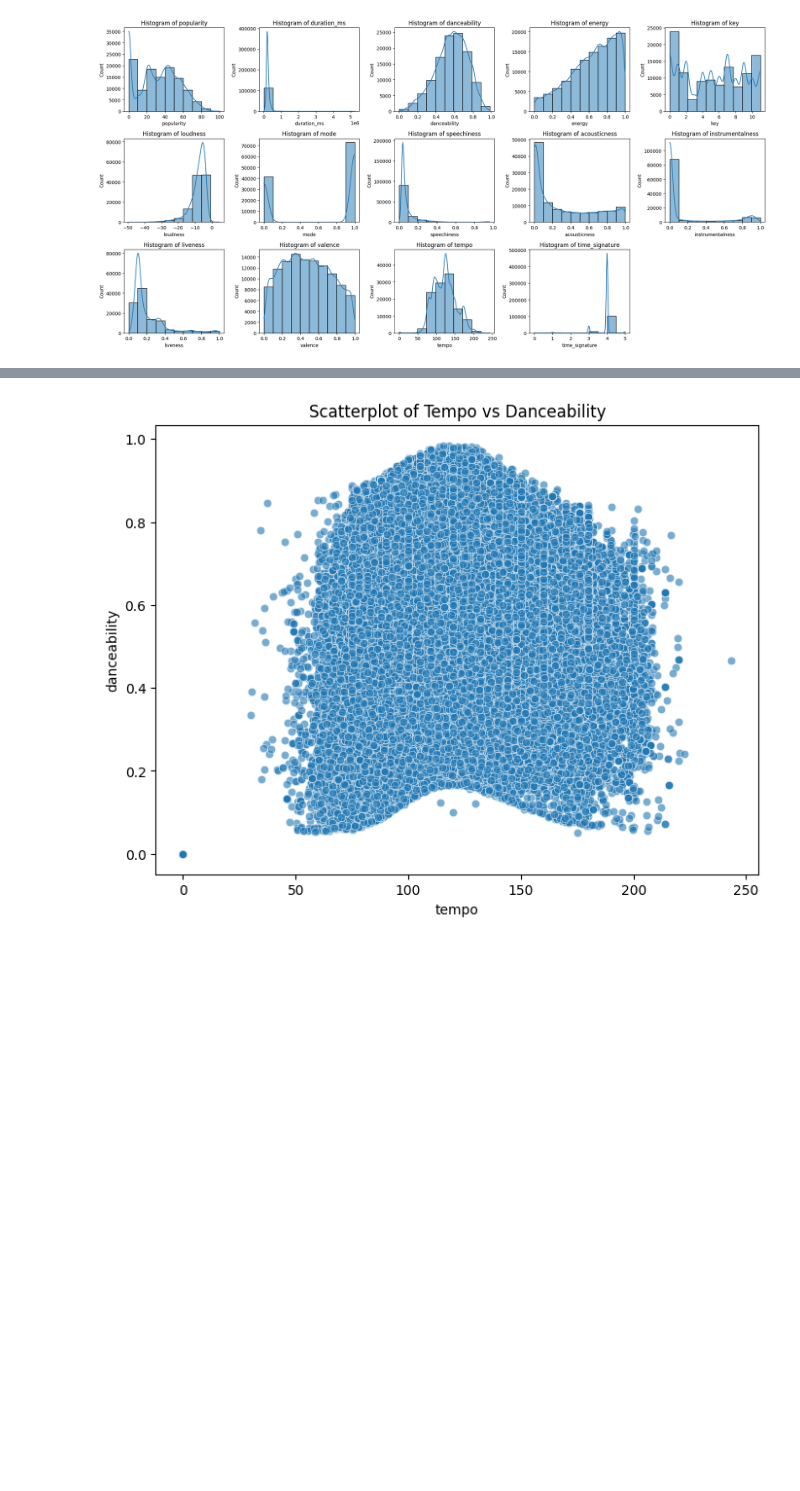
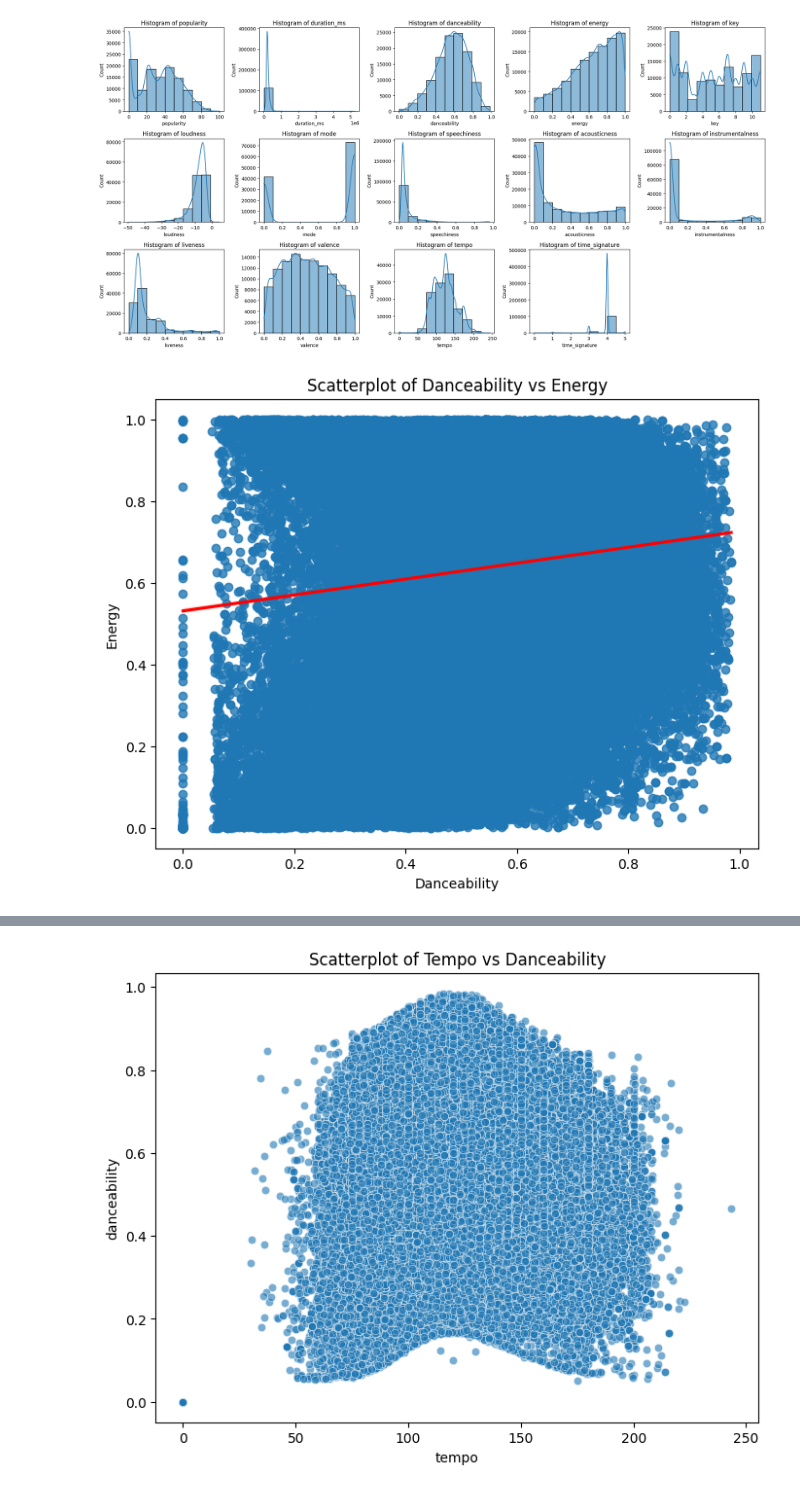
Before and after one commit to quinyuter/Spotify, a Jupyter notebook: Spotify_Milestone_2.ipynb, the cells around one changed output, grey strips where cells are left out. Saved outputs shown, nothing was run; the diff lists cells and outputs as text; code cells hidden in the pictures; blank space fills up the shorter version.

```diff
--- a/Spotify_Milestone_2.ipynb
+++ b/Spotify_Milestone_2.ipynb
@@ -101,3 +110,13 @@ plt.show();
 # %% [output]
 [figure]
+# %%
+## Danceability vs. energy
+plt.figure(figsize=(8, 6))
+sns.regplot(x='danceability', y='energy', data = spotify, line_kws={'color':'r'})
+plt.title('Scatterplot of Danceability vs Energy')
+plt.xlabel('Danceability')
+plt.ylabel('Energy')
+plt.show()
+# %% [output]
+[figure, added]
 # %%
```
Also changed, not shown: parts of 26 cells of this notebook.
